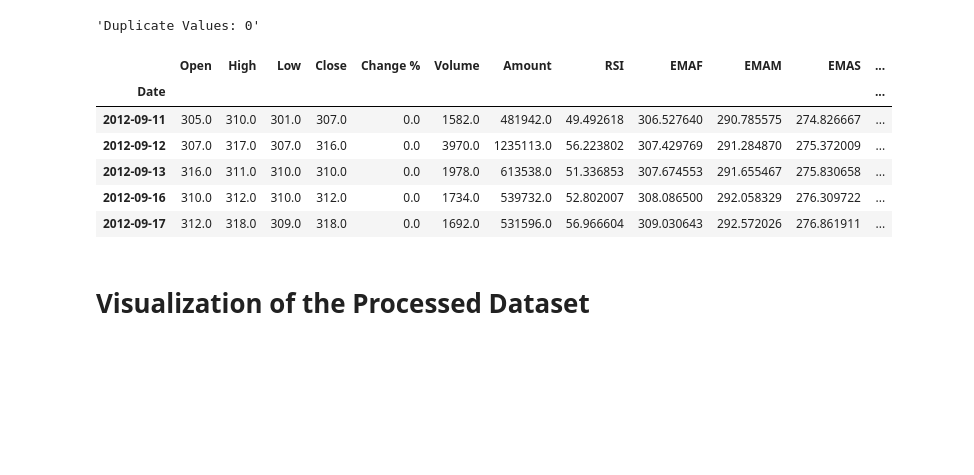
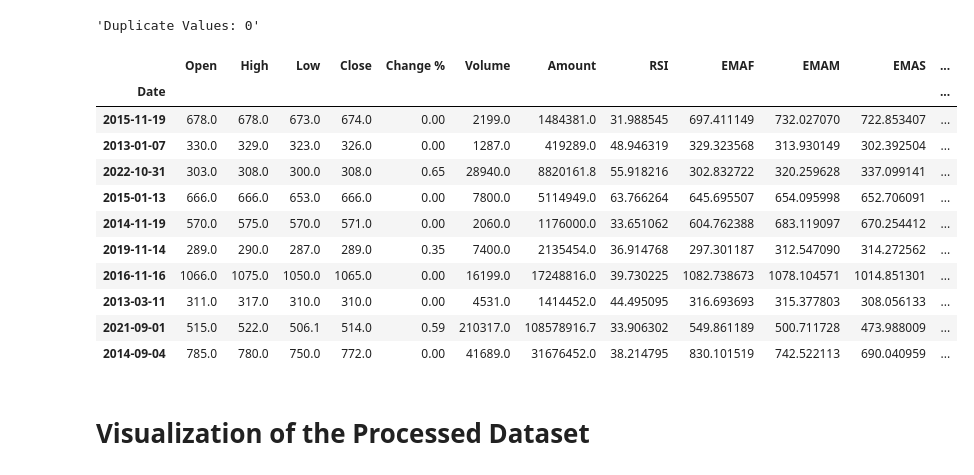
Before and after one commit to adars124/stock-prediction, a Jupyter notebook: notebooks/StockPrediction.ipynb, the cells around one changed output. Cells and saved outputs as stored; diff of their text form; code cells hidden in the pictures; blank space fills up the shorter version.

```diff
--- a/notebooks/StockPrediction.ipynb
+++ b/notebooks/StockPrediction.ipynb
@@ -175,16 +198,21 @@ df = preprocess_data(df)
 f"Duplicate Values: {df.duplicated().sum()}"
 # %% [output]
 'Duplicate Values: 0'
-# %%
-df.head()
-# %% [output]
-|  | Open | High | Low | Close | Change % | Volume | Amount | RSI | EMAF | EMAM | EMAS | ... |
-| Date |  |  |  |  |  |  |  |  |  |  |  | ... |
-| 2012-09-11 | 305.0 | 310.0 | 301.0 | 307.0 | 0.0 | 1582.0 | 481942.0 | 49.492618 | 306.527640 | 290.785575 | 274.826667 | ... |
-| 2012-09-12 | 307.0 | 317.0 | 307.0 | 316.0 | 0.0 | 3970.0 | 1235113.0 | 56.223802 | 307.429769 | 291.284870 | 275.372009 | ... |
-| 2012-09-13 | 316.0 | 311.0 | 310.0 | 310.0 | 0.0 | 1978.0 | 613538.0 | 51.336853 | 307.674553 | 291.655467 | 275.830658 | ... |
-| 2012-09-16 | 310.0 | 312.0 | 310.0 | 312.0 | 0.0 | 1734.0 | 539732.0 | 52.802007 | 308.086500 | 292.058329 | 276.309722 | ... |
-| 2012-09-17 | 312.0 | 318.0 | 309.0 | 318.0 | 0.0 | 1692.0 | 531596.0 | 56.966604 | 309.030643 | 292.572026 | 276.861911 | ... |
+# %%
+df.sample(10)
+# %% [output]
+|  | Open | High | Low | Close | Change % | Volume | Amount | RSI | EMAF | EMAM | EMAS | ... |
+| Date |  |  |  |  |  |  |  |  |  |  |  | ... |
+| 2015-11-19 | 678.0 | 678.0 | 673.0 | 674.0 | 0.00 | 2199.0 | 1484381.0 | 31.988545 | 697.411149 | 732.027070 | 722.853407 | ... |
+| 2013-01-07 | 330.0 | 329.0 | 323.0 | 326.0 | 0.00 | 1287.0 | 419289.0 | 48.946319 | 329.323568 | 313.930149 | 302.392504 | ... |
+| 2022-10-31 | 303.0 | 308.0 | 300.0 | 308.0 | 0.65 | 28940.0 | 8820161.8 | 55.918216 | 302.832722 | 320.259628 | 337.099141 | ... |
+| 2015-01-13 | 666.0 | 666.0 | 653.0 | 666.0 | 0.00 | 7800.0 | 5114949.0 | 63.766264 | 645.695507 | 654.095998 | 652.706091 | ... |
+| 2014-11-19 | 570.0 | 575.0 | 570.0 | 571.0 | 0.00 | 2060.0 | 1176000.0 | 33.651062 | 604.762388 | 683.119097 | 670.254412 | ... |
+| 2019-11-14 | 289.0 | 290.0 | 287.0 | 289.0 | 0.35 | 7400.0 | 2135454.0 | 36.914768 | 297.301187 | 312.547090 | 314.272562 | ... |
+| 2016-11-16 | 1066.0 | 1075.0 | 1050.0 | 1065.0 | 0.00 | 16199.0 | 17248816.0 | 39.730225 | 1082.738673 | 1078.104571 | 1014.851301 | ... |
+| 2013-03-11 | 311.0 | 317.0 | 310.0 | 310.0 | 0.00 | 4531.0 | 1414452.0 | 44.495095 | 316.693693 | 315.377803 | 308.056133 | ... |
+| 2021-09-01 | 515.0 | 522.0 | 506.1 | 514.0 | 0.59 | 210317.0 | 108578916.7 | 33.906302 | 549.861189 | 500.711728 | 473.988009 | ... |
+| 2014-09-04 | 785.0 | 780.0 | 750.0 | 772.0 | 0.00 | 41689.0 | 31676452.0 | 38.214795 | 830.101519 | 742.522113 | 690.040959 | ... |
 # %% [markdown]
 # Visualization of the Processed Dataset
 # %%
```
Also changed, not shown: parts of 27 cells of this notebook.
